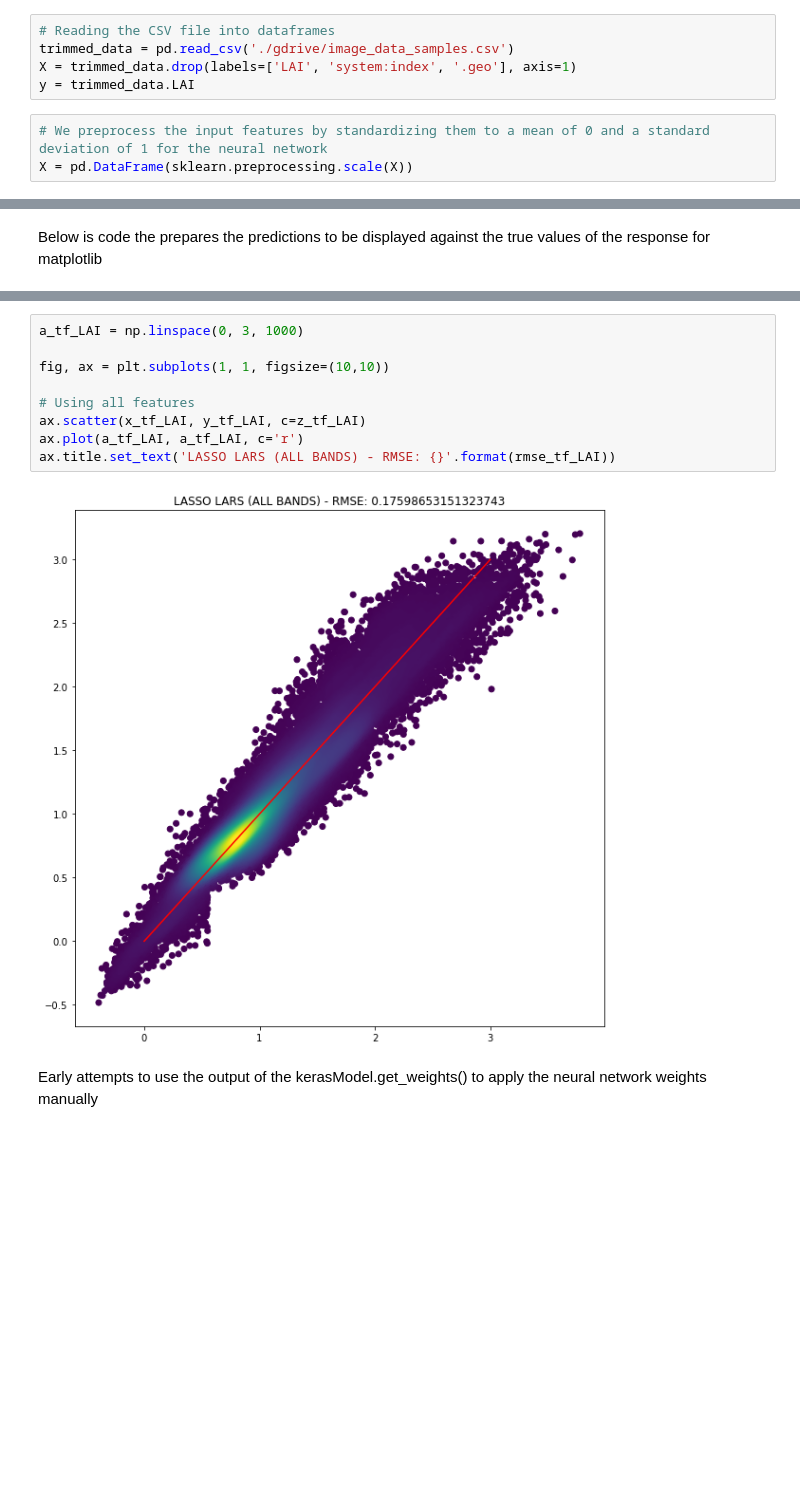
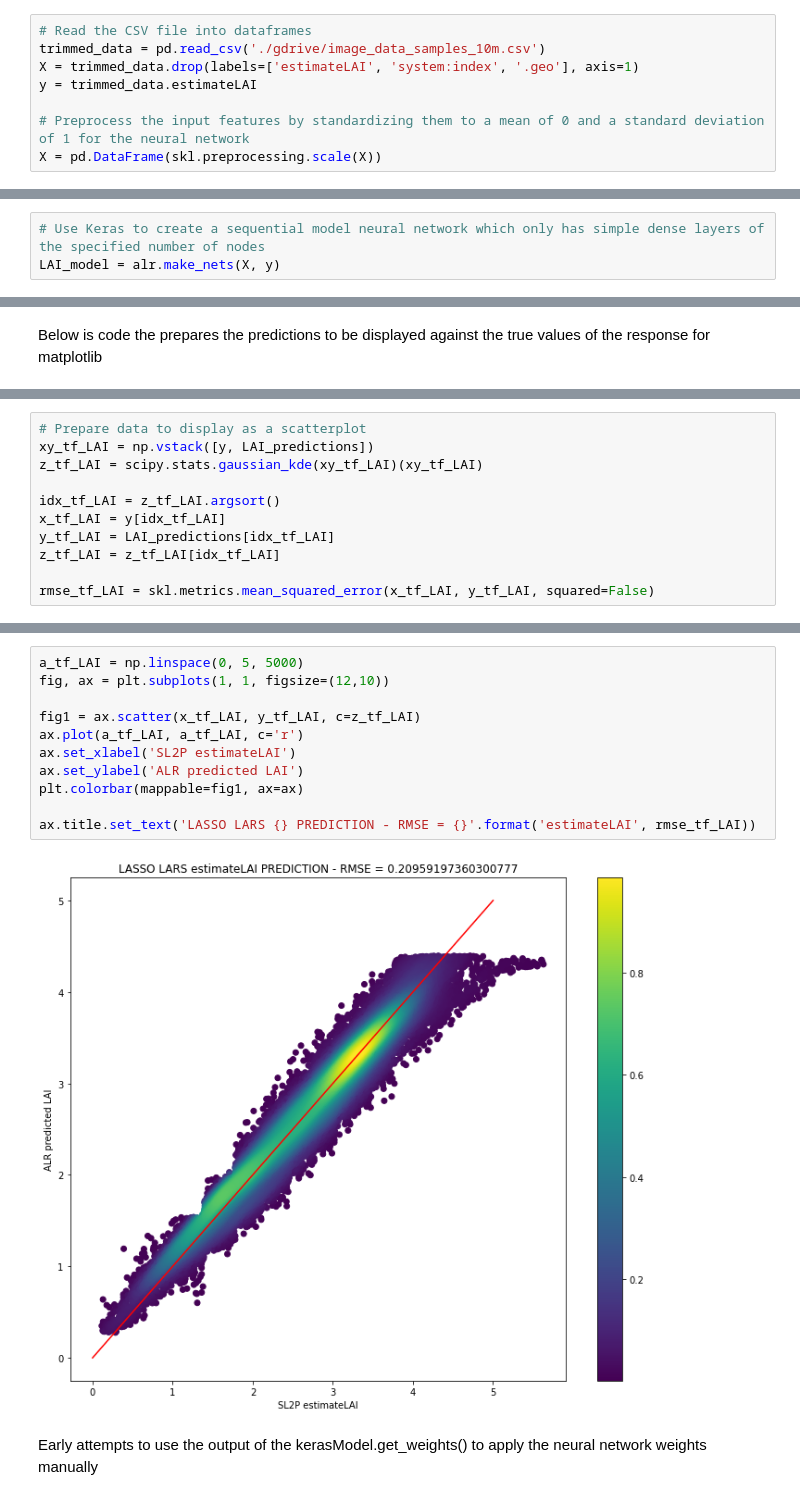
Before and after one commit to kateharvey/ALR-Sentinel2, a Jupyter notebook: shared/ALR/ALR_client_side_10m.ipynb, the cells around one changed output, grey strips where cells are left out. Cells and saved outputs as stored; diff of their text form; blank space fills up the shorter version.

```diff
--- a/shared/ALR/ALR_client_side_10m.ipynb
+++ b/shared/ALR/ALR_client_side_10m.ipynb
@@ -162,10 +175,10 @@ For a more robust way to check if the data has been exported properly, we can us
 
 From here on out, all of the processing is done using your local hardware and packages, so it may be helpful to use a powerful machine.
 # %%
-# Reading the CSV file into dataframes
-trimmed_data = pd.read_csv('./gdrive/image_data_samples.csv')
-X = trimmed_data.drop(labels=['LAI', 'system:index', '.geo'], axis=1)
-y = trimmed_data.LAI
+# Read the CSV file into dataframes
+trimmed_data = pd.read_csv('./gdrive/image_data_samples_10m.csv')
+X = trimmed_data.drop(labels=['estimateLAI', 'system:index', '.geo'], axis=1)
+y = trimmed_data.estimateLAI
+
+# Preprocess the input features by standardizing them to a mean of 0 and a standard deviation of 1 for the neural network
+X = pd.DataFrame(skl.preprocessing.scale(X))
-# %%
-# We preprocess the input features by standardizing them to a mean of 0 and a standard deviation of 1 for the neural network
-X = pd.DataFrame(sklearn.preprocessing.scale(X))
@@ -214,0 +185,3 @@ LAI_predictions = pd.Series(LAI_model.predict(X.to_numpy()).flatten())
+# %%
+# Use Keras to create a sequential model neural network which only has simple dense layers of the specified number of nodes
+LAI_model = alr.make_nets(X, y)
@@ -227,0 +211,11 @@ rmse_tf_LAI = sklearn.metrics.mean_squared_error(x_tf_LAI, y_tf_LAI, squared=Fal
+# %%
+# Prepare data to display as a scatterplot
+xy_tf_LAI = np.vstack([y, LAI_predictions])
+z_tf_LAI = scipy.stats.gaussian_kde(xy_tf_LAI)(xy_tf_LAI)
+
+idx_tf_LAI = z_tf_LAI.argsort()
+x_tf_LAI = y[idx_tf_LAI]
+y_tf_LAI = LAI_predictions[idx_tf_LAI]
+z_tf_LAI = z_tf_LAI[idx_tf_LAI]
+
+rmse_tf_LAI = skl.metrics.mean_squared_error(x_tf_LAI, y_tf_LAI, squared=False)
@@ -228,14 +225,16 @@ rmse_tf_LAI = sklearn.metrics.mean_squared_error(x_tf_LAI, y_tf_LAI, squared=Fal
 # %%
-a_tf_LAI = np.linspace(0, 3, 1000)
+a_tf_LAI = np.linspace(0, 5, 5000)
+fig, ax = plt.subplots(1, 1, figsize=(12,10))
 
-fig, ax = plt.subplots(1, 1, figsize=(10,10))
+fig1 = ax.scatter(x_tf_LAI, y_tf_LAI, c=z_tf_LAI)
+ax.plot(a_tf_LAI, a_tf_LAI, c='r')
+ax.set_xlabel('SL2P estimateLAI')
+ax.set_ylabel('ALR predicted LAI')
+plt.colorbar(mappable=fig1, ax=ax)
 
-# Using all features
-ax.scatter(x_tf_LAI, y_tf_LAI, c=z_tf_LAI)
-ax.plot(a_tf_LAI, a_tf_LAI, c='r')
-ax.title.set_text('LASSO LARS (ALL BANDS) - RMSE: {}'.format(rmse_tf_LAI))
+ax.title.set_text('LASSO LARS {} PREDICTION - RMSE = {}'.format('estimateLAI', rmse_tf_LAI))
 # %% [output]
-[figure, old version]
+[figure, new version]
 # %% [markdown]
 Early attempts to use the output of the kerasModel.get_weights() to apply the neural network weights manually
 # %%
```
Also changed, not shown: parts of 27 cells of this notebook, 1 other file.
